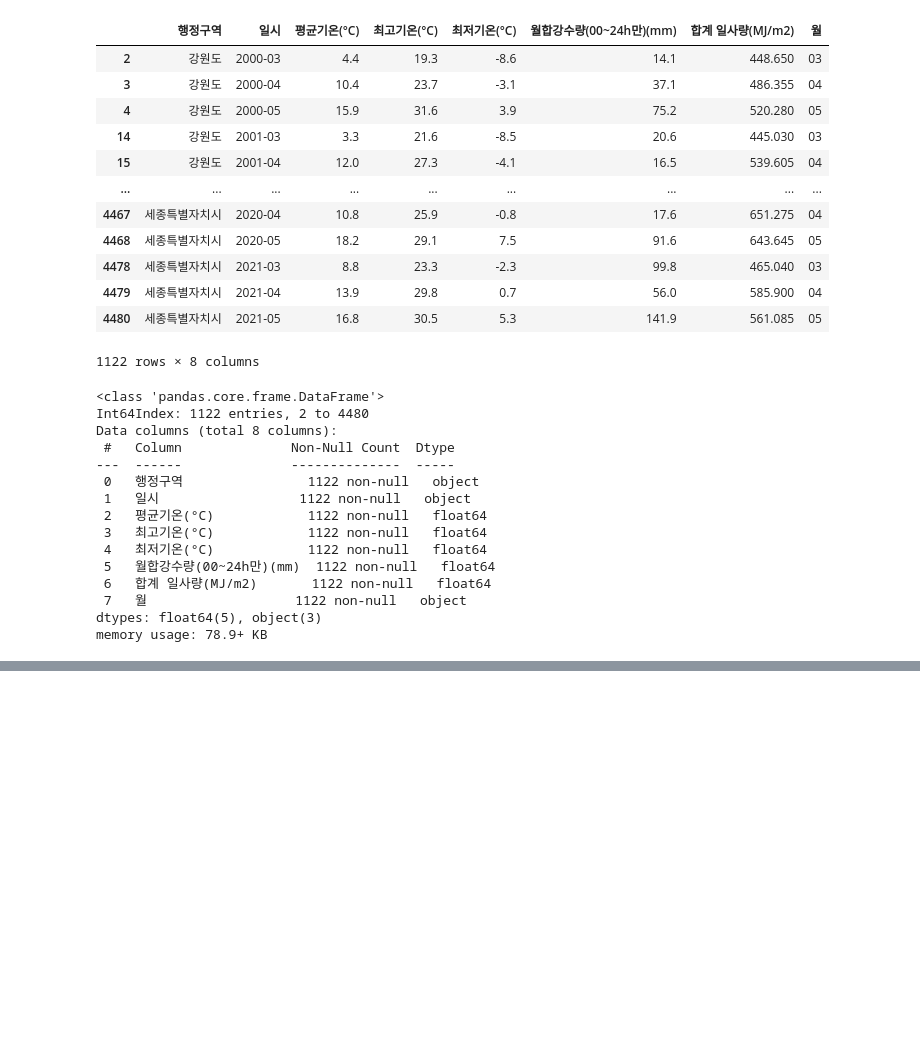
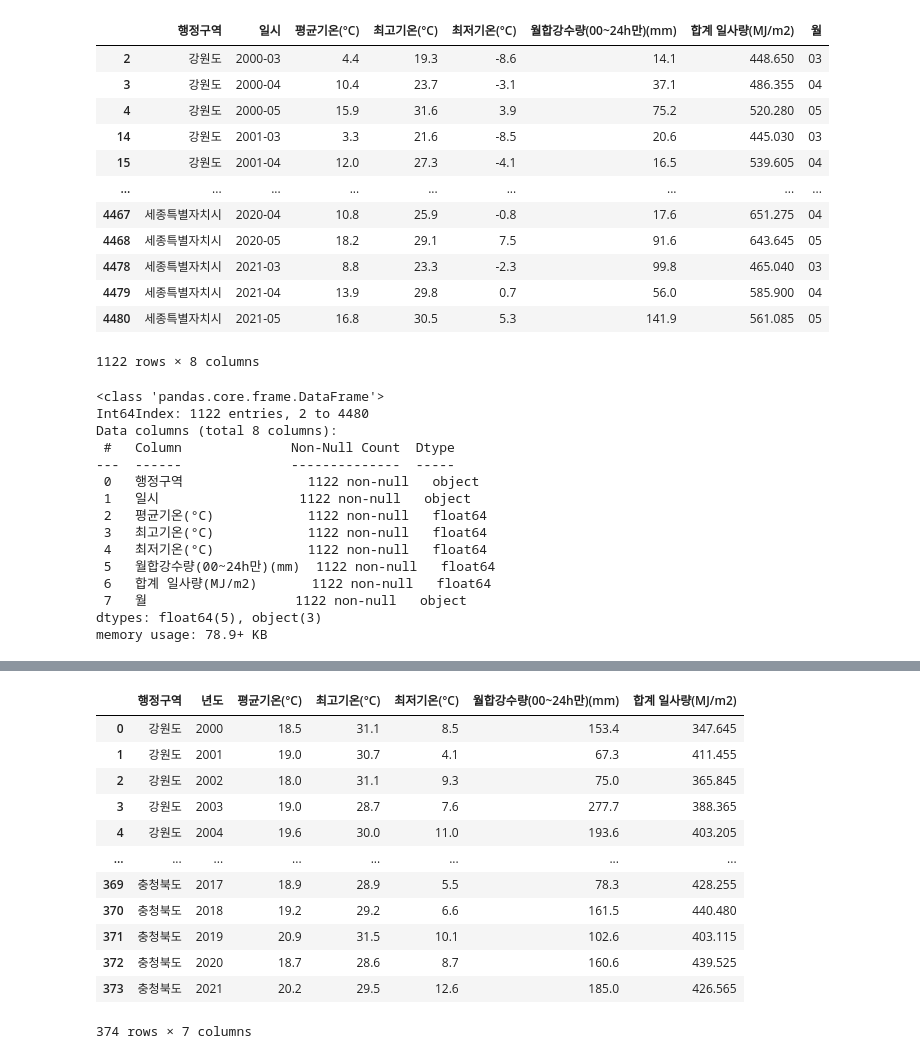
Before and after one commit to Kim-Hyunah/Final_Predict_Agricultural, a Jupyter notebook: preprocessing_weather_furoot_ha.ipynb, the cells around one changed output, grey strips where cells are left out. Drawn from its saved outputs; the diff is of its cells as text; code cells hidden in the pictures; blank space fills up the shorter version.

```diff
--- a/preprocessing_weather_furoot_ha.ipynb
+++ b/preprocessing_weather_furoot_ha.ipynb
@@ -205,0 +542,12 @@ spiring_df
+# %%
+# winter_df 행정구역별로 중앙값 구하기
+winter_df_median = winter_df.groupby(['행정구역', '년도']).median()
+
+# spring_df 행정구역별로 중앙값 구하기
+spring_df_median = spring_df.groupby(['행정구역', '년도']).median()
+
+# gorange_df 행정구역별로 중앙값 구하기
+gorange_df_median = gorange_df.groupby(['행정구역', '년도']).median()
+
+# fall_df 행정구역별로 중앙값 구하기
+fall_df_median = fall_df.groupby(['행정구역', '년도']).median()
@@ -205,0 +563,16 @@ spiring_df
+# %%
+fall_df_median
+# %% [output]
+|  | 행정구역 | 년도 | 평균기온(°C) | 최고기온(°C) | 최저기온(°C) | 월합강수량(00~24h만)(mm) | 합계 일사량(MJ/m2) |
+| 0 | 강원도 | 2000 | 18.5 | 31.1 | 8.5 | 153.4 | 347.645 |
+| 1 | 강원도 | 2001 | 19.0 | 30.7 | 4.1 | 67.3 | 411.455 |
+| 2 | 강원도 | 2002 | 18.0 | 31.1 | 9.3 | 75.0 | 365.845 |
+| 3 | 강원도 | 2003 | 19.0 | 28.7 | 7.6 | 277.7 | 388.365 |
+| 4 | 강원도 | 2004 | 19.6 | 30.0 | 11.0 | 193.6 | 403.205 |
+| ... | ... | ... | ... | ... | ... | ... | ... |
+| 369 | 충청북도 | 2017 | 18.9 | 28.9 | 5.5 | 78.3 | 428.255 |
+| 370 | 충청북도 | 2018 | 19.2 | 29.2 | 6.6 | 161.5 | 440.480 |
+| 371 | 충청북도 | 2019 | 20.9 | 31.5 | 10.1 | 102.6 | 403.115 |
+| 372 | 충청북도 | 2020 | 18.7 | 28.6 | 8.7 | 160.6 | 439.525 |
+| 373 | 충청북도 | 2021 | 20.2 | 29.5 | 12.6 | 185.0 | 426.565 |
+374 rows × 7 columns
```
Also changed, not shown: parts of 61 cells of this notebook, 1 other file.
